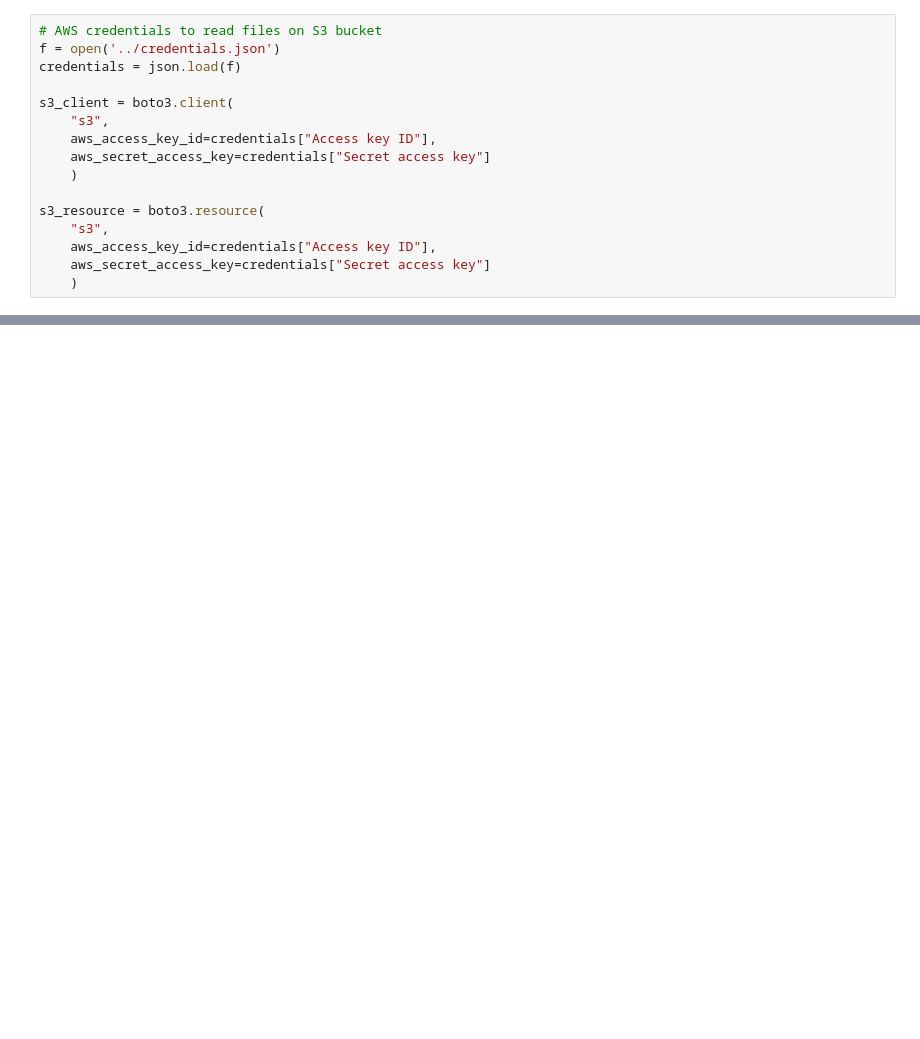
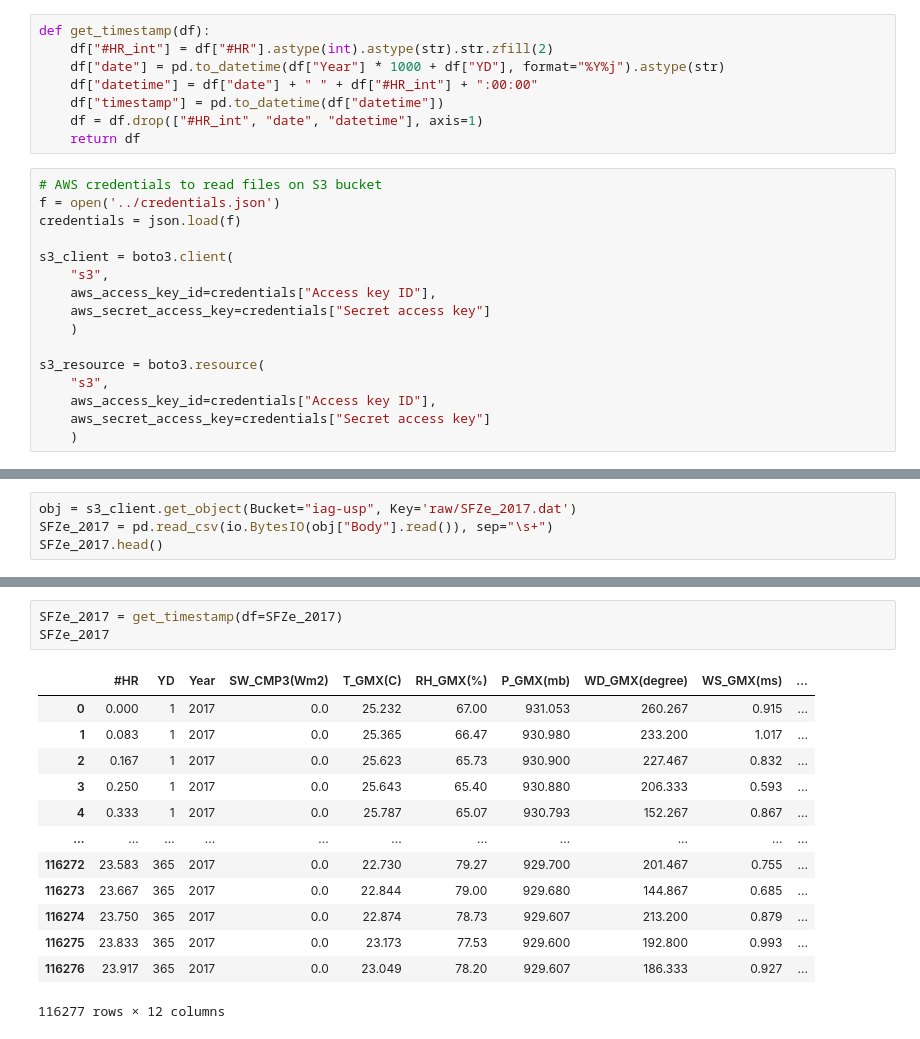
Before and after one commit to plbalmeida/ml-uhi, a Jupyter notebook: notebooks/5.0-iag-data-analysis.ipynb, the cells around one changed output, grey strips where cells are left out. Cells and saved outputs as stored; diff of their text form; blank space fills up the shorter version.

```diff
--- a/notebooks/5.0-iag-data-analysis.ipynb
+++ b/notebooks/5.0-iag-data-analysis.ipynb
@@ -3,6 +3,14 @@ import boto3
 import io
 import json
 import pandas as pd
+# %%
+def get_timestamp(df):
+    df["#HR_int"] = df["#HR"].astype(int).astype(str).str.zfill(2)
+    df["date"] = pd.to_datetime(df["Year"] * 1000 + df["YD"], format="%Y%j").astype(str)
+    df["datetime"] = df["date"] + " " + df["#HR_int"] + ":00:00"
+    df["timestamp"] = pd.to_datetime(df["datetime"])
+    df = df.drop(["#HR_int", "date", "datetime"], axis=1)
+    return df
 # %%
 # AWS credentials to read files on S3 bucket
 f = open('../credentials.json')
@@ -98,0 +137,4 @@ list(df.columns)
+# %%
+obj = s3_client.get_object(Bucket="iag-usp", Key='raw/SFZe_2017.dat')
+SFZe_2017 = pd.read_csv(io.BytesIO(obj["Body"].read()), sep="\s+")
+SFZe_2017.head()
@@ -98,0 +162,17 @@ list(df.columns)
+# %%
+SFZe_2017 = get_timestamp(df=SFZe_2017)
+SFZe_2017
+# %% [output]
+|  | #HR | YD | Year | SW_CMP3(Wm2) | T_GMX(C) | RH_GMX(%) | P_GMX(mb) | WD_GMX(degree) | WS_GMX(ms) | ... |
+| 0 | 0.000 | 1 | 2017 | 0.0 | 25.232 | 67.00 | 931.053 | 260.267 | 0.915 | ... |
+| 1 | 0.083 | 1 | 2017 | 0.0 | 25.365 | 66.47 | 930.980 | 233.200 | 1.017 | ... |
+| 2 | 0.167 | 1 | 2017 | 0.0 | 25.623 | 65.73 | 930.900 | 227.467 | 0.832 | ... |
+| 3 | 0.250 | 1 | 2017 | 0.0 | 25.643 | 65.40 | 930.880 | 206.333 | 0.593 | ... |
+| 4 | 0.333 | 1 | 2017 | 0.0 | 25.787 | 65.07 | 930.793 | 152.267 | 0.867 | ... |
+| ... | ... | ... | ... | ... | ... | ... | ... | ... | ... | ... |
+| 116272 | 23.583 | 365 | 2017 | 0.0 | 22.730 | 79.27 | 929.700 | 201.467 | 0.755 | ... |
+| 116273 | 23.667 | 365 | 2017 | 0.0 | 22.844 | 79.00 | 929.680 | 144.867 | 0.685 | ... |
+| 116274 | 23.750 | 365 | 2017 | 0.0 | 22.874 | 78.73 | 929.607 | 213.200 | 0.879 | ... |
+| 116275 | 23.833 | 365 | 2017 | 0.0 | 23.173 | 77.53 | 929.600 | 192.800 | 0.993 | ... |
+| 116276 | 23.917 | 365 | 2017 | 0.0 | 23.049 | 78.20 | 929.607 | 186.333 | 0.927 | ... |
+116277 rows × 12 columns
```
Also changed, not shown: parts of 15 cells of this notebook.
